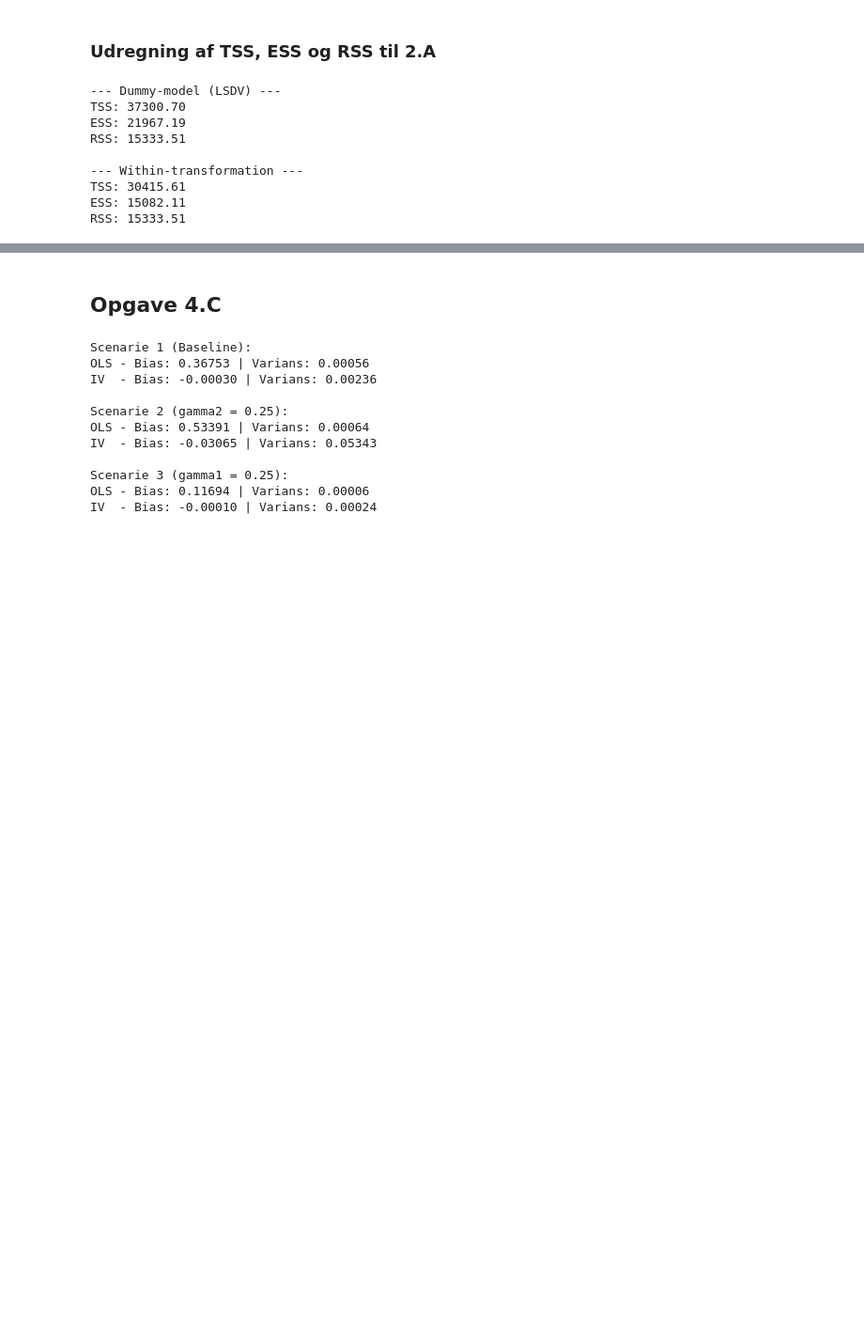
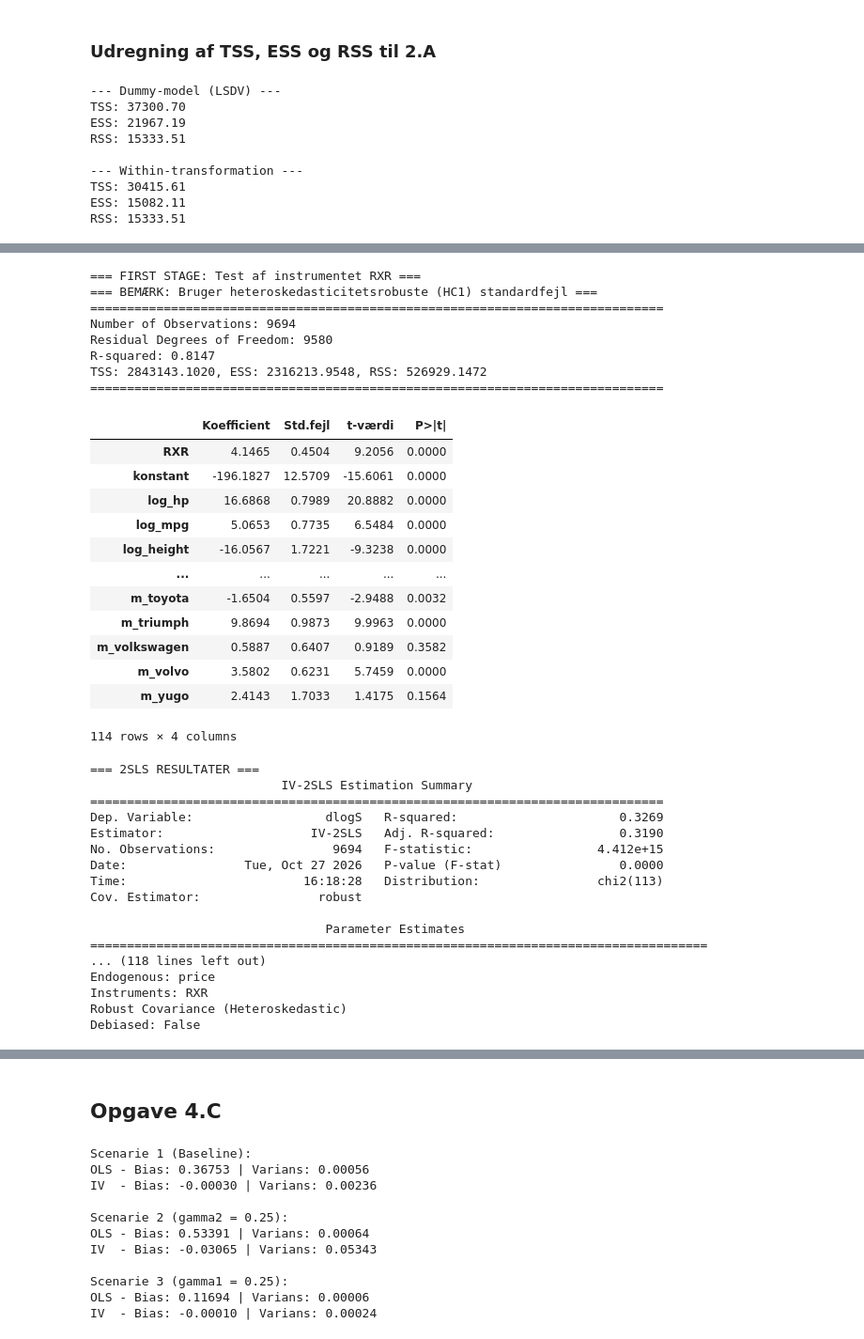
Before and after one commit to Seibouu/EconometricsA, a Jupyter notebook: 3_assignments/A3/Opgave/A3.ipynb, the cells around one changed output, grey strips where cells are left out. Shown at 94% size. Cells and saved outputs as stored; diff of their text form; code cells hidden in the pictures; blank space fills up the shorter version.

```diff
--- a/3_assignments/A3/Opgave/A3.ipynb
+++ b/3_assignments/A3/Opgave/A3.ipynb
@@ -374,0 +377,79 @@ RSS: 15333.51
+# %%
+# Henter dine lister fra tidligere (år-dummies og kontrolvariabler)
+# Hvis du ikke allerede har lavet mærke-dummies i 2A, gør vi det her:
+make_dummies = pd.get_dummies(df['make'], prefix='m', drop_first=True, dtype=int)
+makes = list(make_dummies.columns)
+
+# Sikrer os, at vi ikke tilføjer dem to gange, hvis du kører cellen flere gange
+if 'm_audi' not in df.columns: # Tjekker for et tilfældigt mærke
+    df = pd.concat([df, make_dummies], axis=1)
+
+# Saml alle eksogene kontrolvariabler (udtagen prisen)
+# Det svarer præcis til din specifikation 4, bare med mærker tilføjet
+eksogene_navne = ['konstant'] + kontrol_vars_log_spec + years + makes
+
+# Opsætter de matricer (arrays), som funktionerne kræver
+y = df['dlogS']
+X_eksogen = df[eksogene_navne]
+X_endogen = df[['price']]
+Z_instrument = df[['RXR']]
+
+
+# ==========================================
+# TRIN 1: FIRST STAGE REGRESSION (Ligning 6)
+# ==========================================
+# Vi bruger din egen OLS_ren funktion til at teste instrumentet!
+navne_first = ['RXR'] + eksogene_navne
+Z_first_stage = df[navne_first].values
+
+print("=== FIRST STAGE: Test af instrumentet RXR ===")
+# Vi sætter robust=True, ligesom du har indkodet muligheden for i OLS_ren
+OLS_ren(Z_first_stage, df['price'].values, navne_first, robust=True)
+
+
+# ==========================================
+# TRIN 2: 2SLS ESTIMATION (Ligning 4)
+# ==========================================
+# Vi bruger IV2SLS fra linearmodels, som du allerede har importeret i toppen
+print("\n=== 2SLS RESULTATER ===")
+iv_model = IV2SLS(dependent=y, exog=X_eksogen, endog=X_endogen, instruments=Z_instrument).fit(cov_type='robust')
+print(iv_model.summary)
+# %% [output]
+=== FIRST STAGE: Test af instrumentet RXR ===
+=== BEMÆRK: Bruger heteroskedasticitetsrobuste (HC1) standardfejl ===
+==============================================================================
+Number of Observations: 9694
+Residual Degrees of Freedom: 9580
+R-squared: 0.8147
+TSS: 2843143.1020, ESS: 2316213.9548, RSS: 526929.1472
+==============================================================================
+|  | Koefficient | Std.fejl | t-værdi | P>|t| |
+| RXR | 4.1465 | 0.4504 | 9.2056 | 0.0000 |
+| konstant | -196.1827 | 12.5709 | -15.6061 | 0.0000 |
+| log_hp | 16.6868 | 0.7989 | 20.8882 | 0.0000 |
+| log_mpg | 5.0653 | 0.7735 | 6.5484 | 0.0000 |
+| log_height | -16.0567 | 1.7221 | -9.3238 | 0.0000 |
+| ... | ... | ... | ... | ... |
+| m_toyota | -1.6504 | 0.5597 | -2.9488 | 0.0032 |
+| m_triumph | 9.8694 | 0.9873 | 9.9963 | 0.0000 |
+| m_volkswagen | 0.5887 | 0.6407 | 0.9189 | 0.3582 |
+| m_volvo | 3.5802 | 0.6231 | 5.7459 | 0.0000 |
+| m_yugo | 2.4143 | 1.7033 | 1.4175 | 0.1564 |
+114 rows × 4 columns
+=== 2SLS RESULTATER ===
+                          IV-2SLS Estimation Summary
+==============================================================================
+Dep. Variable:                  dlogS   R-squared:                      0.3269
+Estimator:                    IV-2SLS   Adj. R-squared:                 0.3190
+No. Observations:                9694   F-statistic:                 4.412e+15
+Date:                Tue, Oct 27 2026   P-value (F-stat)                0.0000
+Time:                        16:18:28   Distribution:                chi2(113)
+Cov. Estimator:                robust
+
+                                Parameter Estimates
+====================================================================================
+... (118 lines left out)
+Endogenous: price
+Instruments: RXR
+Robust Covariance (Heteroskedastic)
+Debiased: False
```
Also changed, not shown: parts of 9 cells of this notebook, 1 other file.
